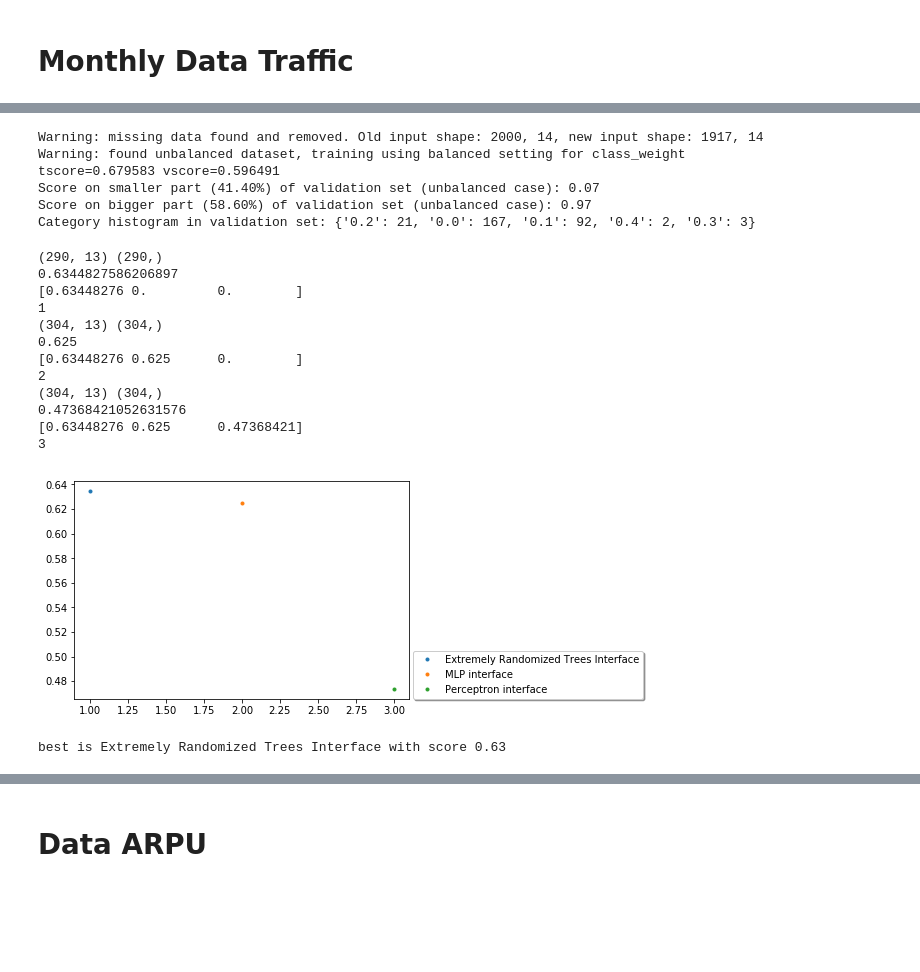
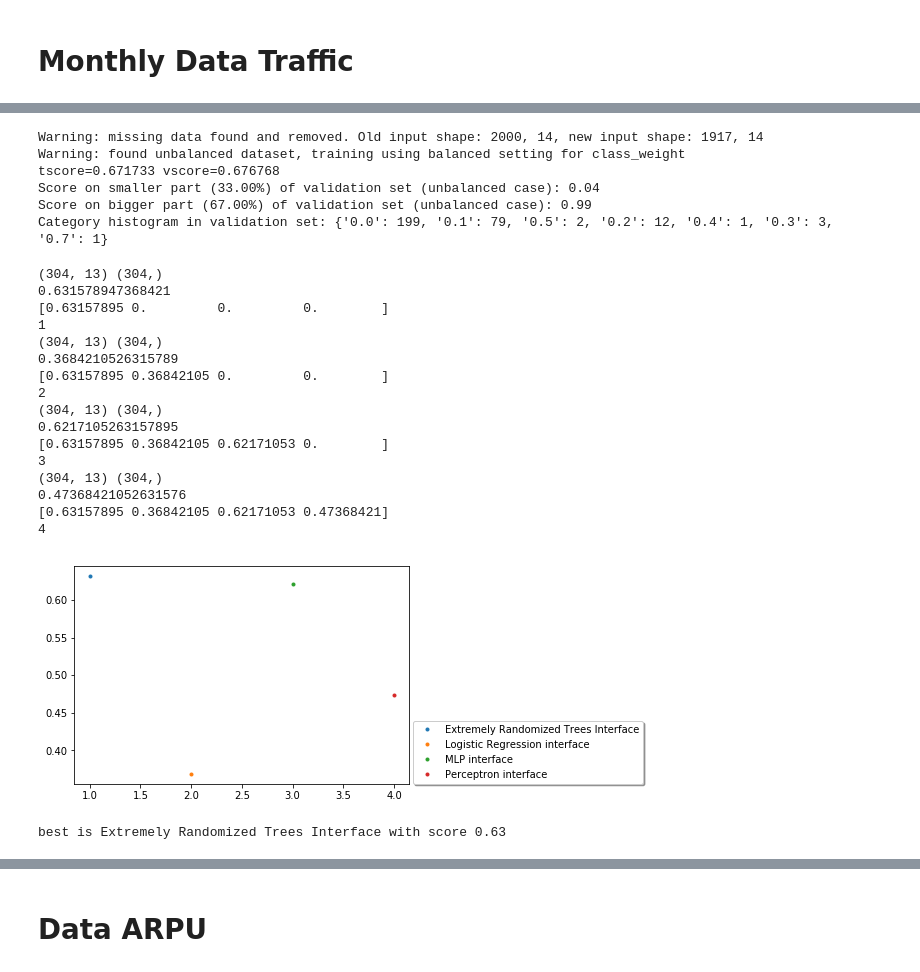
Before and after one commit to guglielmoG/MachineLearningVod, a Jupyter notebook: Vodafone-Challenge-Group-X-Notebook.ipynb, the cells around one changed output, grey strips where cells are left out. Drawn from its saved outputs; the diff is of its cells as text; code cells hidden in the pictures; blank space fills up the shorter version.

```diff
--- a/Vodafone-Challenge-Group-X-Notebook.ipynb
+++ b/Vodafone-Challenge-Group-X-Notebook.ipynb
@@ -1404,5 +774,5 @@ my_lr = LogReg(build_seed)
 # %%
-my_perc.train(X, y, percentage=(0.70,0.15,0.15), std=False, pca=0, threshold_unbalanced=0.6, epochs=50,
+my_perc.train(X, y, percentage=percentage_used, std=False, pca=0, threshold_unbalanced=0.6, epochs=50,
               loss='log', penalty='none', alpha=1e-8, power_t=0.7, it_interval=100, learning_rate='invscaling',
               eta0=1e4, class_weight={'0.2': 15.86, '0.0': 1.6, '0.1': 4.50, '0.5': 1316.0, '0.3': 101.23, '0.4': 188.0, '1.0': 658.0, '0.9': 1316.0})
 # %% [output]
@@ -1425,7 +795,7 @@ Score on bigger part (67.00%) of validation set (unbalanced case): 0.55
 Category histogram in validation set: {'0.0': 199, '0.1': 79, '0.5': 2, '0.2': 12, '0.4': 1, '0.3': 3, '0.7': 1}
 [figure]
 # %%
-my_MLP.train(X, y, percentage=(0.70,0.15,0.15), std=False, pca=0, threshold_unbalanced=0.6, epochs=500,
+my_MLP.train(X, y, percentage=percentage_used, std=False, pca=0, threshold_unbalanced=0.6, epochs=500,
              hidden_layer_sizes = (200,), batch_size = 100, learning_rate_init=1e-2, solver = 'adam',
              learning_rate = 'constant', momentum = 0.5, nesterovs_momentum = False,
              alpha = 0.01, tol = 1e-4)
@@ -1461,0 +830,4 @@ Category histogram in validation set: {'0.0': 199, '0.1': 79, '0.5': 2, '0.2': 1
+# %%
+my_lr.train(X, y, percentage=percentage_used, std=False, pca=0, threshold_unbalanced=0.6, epochs=100,
+            penalty="l2", dual=False, tol=0.0001, C=1.0, fit_intercept=True, intercept_scaling=1,
+            class_weight=None,  solver="newton-cg", max_iter=100, multi_class="multinomial")
@@ -1462,30 +864,34 @@ Category histogram in validation set: {'0.0': 199, '0.1': 79, '0.5': 2, '0.2': 1
 # %%
-my_forest.train(X, y, percentage=(0.70,0.15,0.15), std=False, pca=0, threshold_unbalanced=0.6, tree_type='XRF',
+my_forest.train(X, y, percentage=percentage_used, std=False, pca=0, threshold_unbalanced=0.6, tree_type='XRF',
                 n_estimators = 50, max_features = "auto", criterion = "entropy", max_depth = 15,
                 min_samples_split = 50, n_jobs = -1)
 # %% [output]
 Warning: missing data found and removed. Old input shape: 2000, 14, new input shape: 1917, 14
 Warning: found unbalanced dataset, training using balanced setting for class_weight
-tscore=0.679583 vscore=0.596491
-Score on smaller part (41.40%) of validation set (unbalanced case): 0.07
-Score on bigger part (58.60%) of validation set (unbalanced case): 0.97
-Category histogram in validation set: {'0.2': 21, '0.0': 167, '0.1': 92, '0.4': 2, '0.3': 3}
+tscore=0.671733 vscore=0.676768
+Score on smaller part (33.00%) of validation set (unbalanced case): 0.04
+Score on bigger part (67.00%) of validation set (unbalanced case): 0.99
+Category histogram in validation set: {'0.0': 199, '0.1': 79, '0.5': 2, '0.2': 12, '0.4': 1, '0.3': 3, '0.7': 1}
 # %%
-best = test_sup(my_forest, my_MLP, my_perc)
+best = test_sup(my_forest, my_lr, my_MLP, my_perc)
 # %% [output]
-(290, 13) (290,)
-0.6344827586206897
-[0.63448276 0.         0.        ]
+(304, 13) (304,)
+0.631578947368421
+[0.63157895 0.         0.         0.        ]
 1
 (304, 13) (304,)
-0.625
-[0.63448276 0.625      0.        ]
+0.3684210526315789
+[0.63157895 0.36842105 0.         0.        ]
 2
 (304, 13) (304,)
+0.6217105263157895
+[0.63157895 0.36842105 0.62171053 0.        ]
+3
+(304, 13) (304,)
 0.47368421052631576
-[0.63448276 0.625      0.47368421]
-3
+[0.63157895 0.36842105 0.62171053 0.47368421]
+4
-[figure, old version]
+[figure, new version]
 best is Extremely Randomized Trees Interface with score 0.63
 # %%
 data_traffic = best.predict(X,y, fill_up=True)
```
Also changed, not shown: parts of 107 cells of this notebook, 1 other file.
